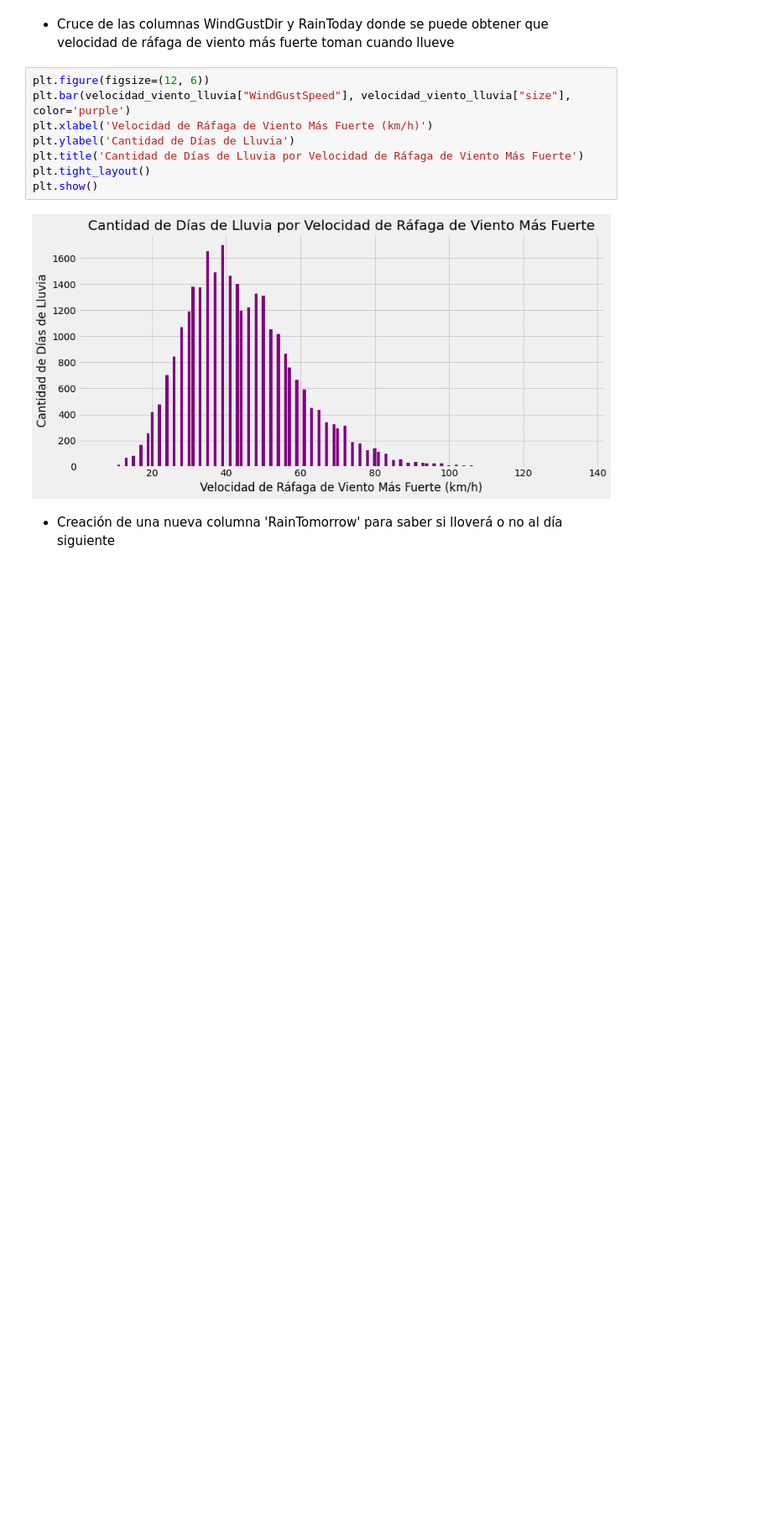
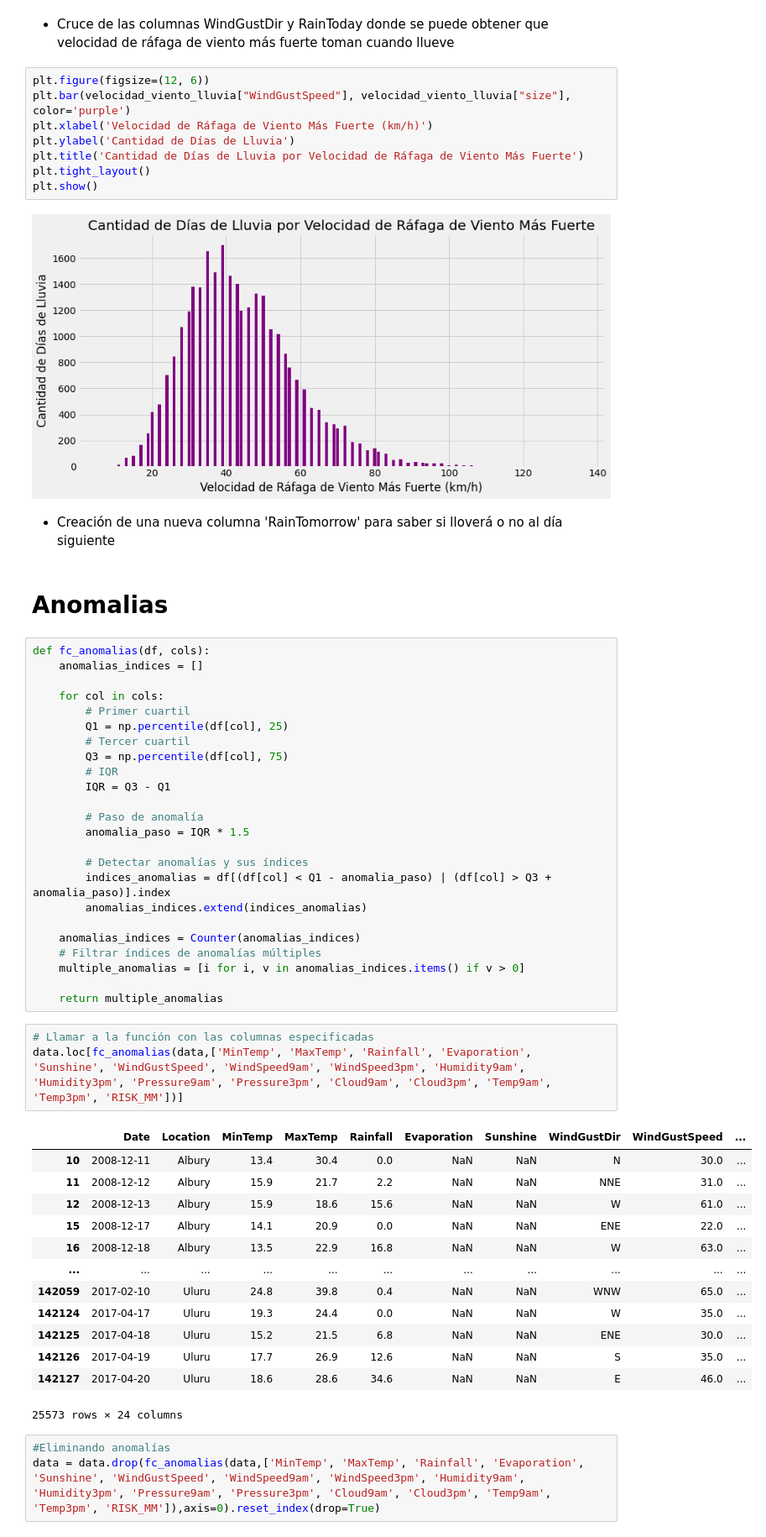
Before and after one commit to xmorh/mineriaDatos, a Jupyter notebook: Entrega1.ipynb, the cells around one changed output. Shown at 84% size. Cells and saved outputs as stored; diff of their text form; blank space fills up the shorter version.

```diff
--- a/Entrega1.ipynb
+++ b/Entrega1.ipynb
@@ -637,3 +637,49 @@ plt.show()
 # %% [markdown]
 
 * Creación de una nueva columna 'RainTomorrow' para saber si lloverá o no al día siguiente
+# %% [markdown]
+# Anomalias
+# %%
+def fc_anomalias(df, cols):
+    anomalias_indices = []
+
+    for col in cols:
+        # Primer cuartil
+        Q1 = np.percentile(df[col], 25)
+        # Tercer cuartil
+        Q3 = np.percentile(df[col], 75)
+        # IQR
+        IQR = Q3 - Q1
+
+        # Paso de anomalía
+        anomalia_paso = IQR * 1.5
+
+        # Detectar anomalías y sus índices
+        indices_anomalias = df[(df[col] < Q1 - anomalia_paso) | (df[col] > Q3 + anomalia_paso)].index
+        anomalias_indices.extend(indices_anomalias)
+
+    anomalias_indices = Counter(anomalias_indices)
+    # Filtrar índices de anomalías múltiples
+    multiple_anomalias = [i for i, v in anomalias_indices.items() if v > 0]
+
+    return multiple_anomalias
+# %%
+# Llamar a la función con las columnas especificadas
+data.loc[fc_anomalias(data,['MinTemp', 'MaxTemp', 'Rainfall', 'Evaporation', 'Sunshine', 'WindGustSpeed', 'WindSpeed9am', 'WindSpeed3pm', 'Humidity9am', 'Humidity3pm', 'Pressure9am', 'Pressure3pm', 'Cloud9am', 'Cloud3pm', 'Temp9am', 'Temp3pm', 'RISK_MM'])]
+# %% [output]
+|  | Date | Location | MinTemp | MaxTemp | Rainfall | Evaporation | Sunshine | WindGustDir | WindGustSpeed | ... |
+| 10 | 2008-12-11 | Albury | 13.4 | 30.4 | 0.0 | NaN | NaN | N | 30.0 | ... |
+| 11 | 2008-12-12 | Albury | 15.9 | 21.7 | 2.2 | NaN | NaN | NNE | 31.0 | ... |
+| 12 | 2008-12-13 | Albury | 15.9 | 18.6 | 15.6 | NaN | NaN | W | 61.0 | ... |
+| 15 | 2008-12-17 | Albury | 14.1 | 20.9 | 0.0 | NaN | NaN | ENE | 22.0 | ... |
+| 16 | 2008-12-18 | Albury | 13.5 | 22.9 | 16.8 | NaN | NaN | W | 63.0 | ... |
+| ... | ... | ... | ... | ... | ... | ... | ... | ... | ... | ... |
+| 142059 | 2017-02-10 | Uluru | 24.8 | 39.8 | 0.4 | NaN | NaN | WNW | 65.0 | ... |
+| 142124 | 2017-04-17 | Uluru | 19.3 | 24.4 | 0.0 | NaN | NaN | W | 35.0 | ... |
+| 142125 | 2017-04-18 | Uluru | 15.2 | 21.5 | 6.8 | NaN | NaN | ENE | 30.0 | ... |
+| 142126 | 2017-04-19 | Uluru | 17.7 | 26.9 | 12.6 | NaN | NaN | S | 35.0 | ... |
+| 142127 | 2017-04-20 | Uluru | 18.6 | 28.6 | 34.6 | NaN | NaN | E | 46.0 | ... |
+25573 rows × 24 columns
+# %%
+#Eliminando anomalías
+data = data.drop(fc_anomalias(data,['MinTemp', 'MaxTemp', 'Rainfall', 'Evaporation', 'Sunshine', 'WindGustSpeed', 'WindSpeed9am', 'WindSpeed3pm', 'Humidity9am', 'Humidity3pm', 'Pressure9am', 'Pressure3pm', 'Cloud9am', 'Cloud3pm', 'Temp9am', 'Temp3pm', 'RISK_MM']),axis=0).reset_index(drop=True)
```
Also changed, not shown: parts of 33 cells of this notebook.
